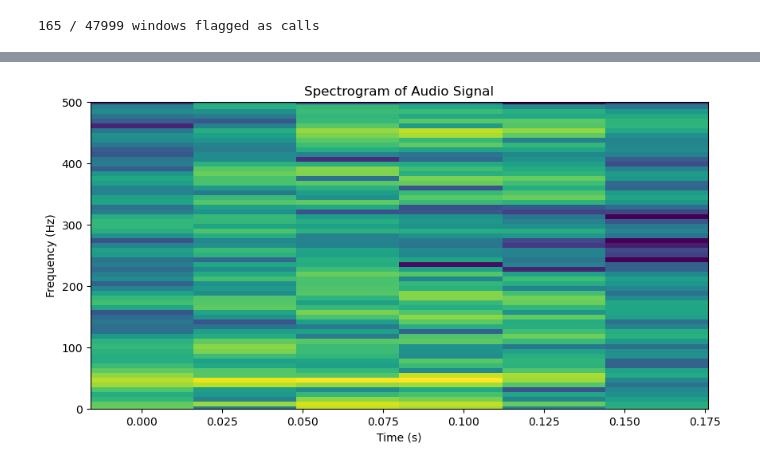
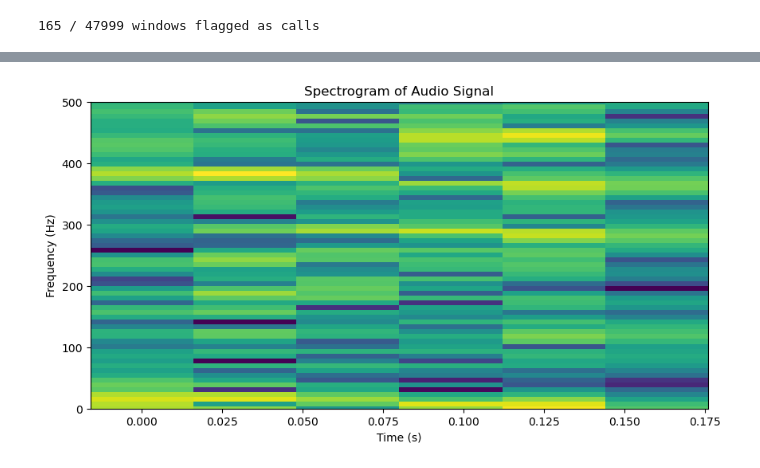
Before and after one commit to koekiekat/Skripsie, a Jupyter notebook: Software/test_vectorized_10.ipynb, the cells around one changed output, grey strips where cells are left out. Drawn from its saved outputs; the diff is of its cells as text; code cells hidden in the pictures.

```diff
--- a/Software/test_vectorized_10.ipynb
+++ b/Software/test_vectorized_10.ipynb
@@ -146,4 +229,4 @@ Call detected at 3511.800 seconds array index 46824
 # %%
-plot_spectrogram(f_win, t_win, Zxx_window[2324], 1000)
+plot_spectrogram(f_win, t_win, Zxx_window[13249], 1000)
 # %% [output]
-[figure, old version]
+[figure, new version]
```
Also changed, not shown: parts of 9 cells of this notebook, 2 other files.
